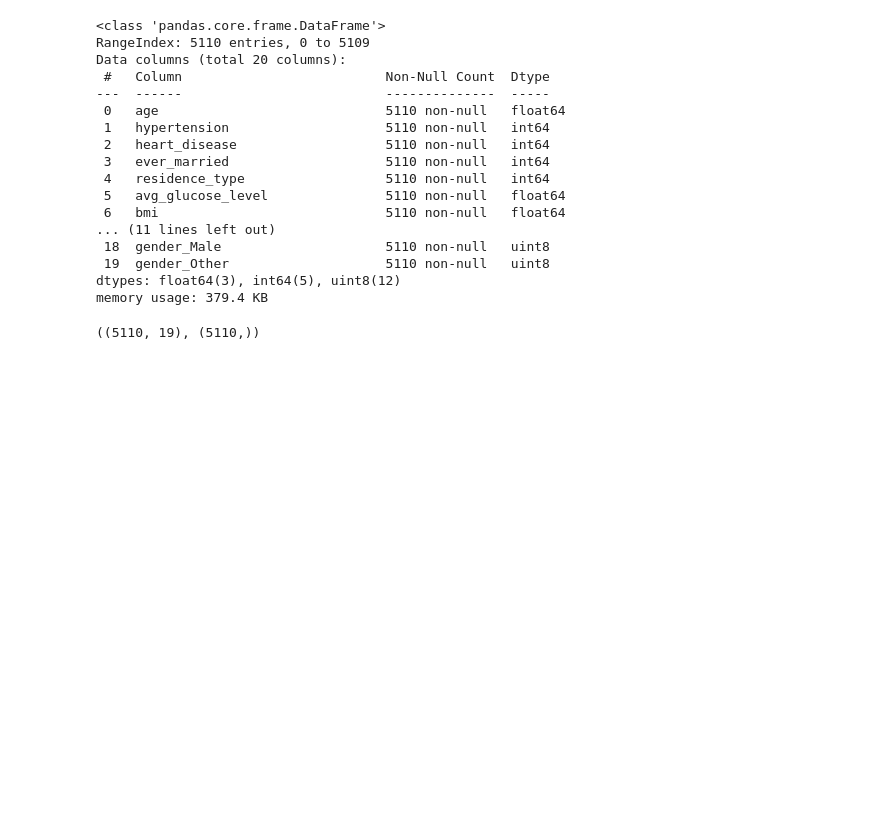
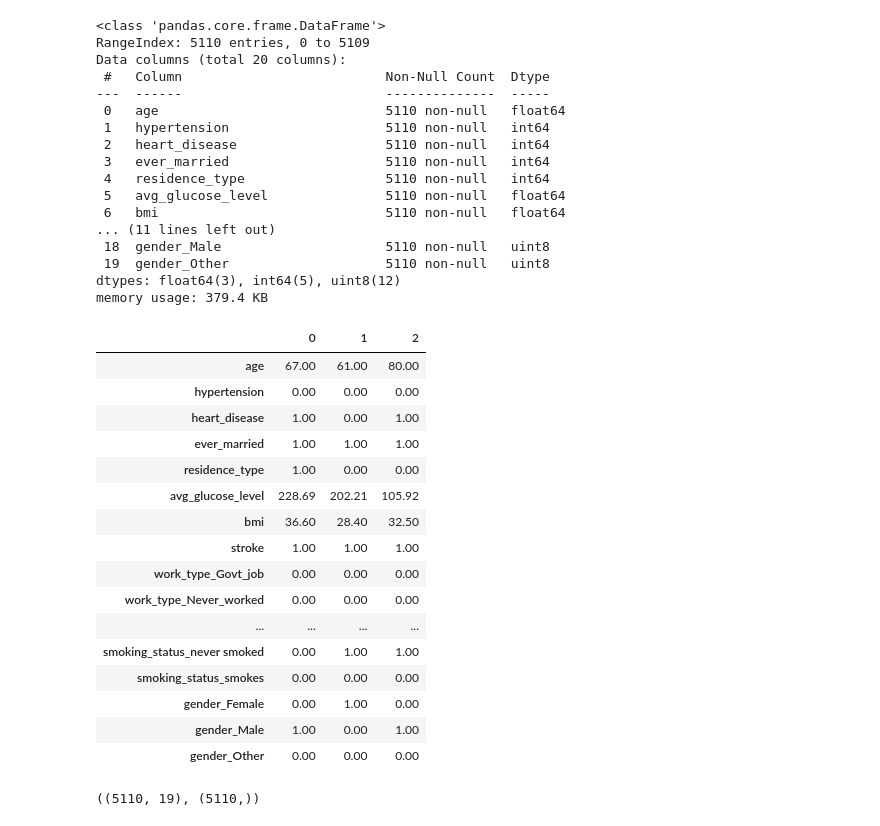
Before and after one commit to ashwinibhatt85/Udacity_Data_Science_Course, a Jupyter notebook: stroke_prediction_ds_capstone_proj/Stroke_Prediction.ipynb, the cells around one changed output. Saved outputs shown, nothing was run; the diff lists cells and outputs as text; code cells hidden in the pictures; blank space fills up the shorter version.

```diff
--- a/stroke_prediction_ds_capstone_proj/Stroke_Prediction.ipynb
+++ b/stroke_prediction_ds_capstone_proj/Stroke_Prediction.ipynb
@@ -435,6 +435,27 @@ Data columns (total 20 columns):
  19  gender_Other                    5110 non-null   uint8
 dtypes: float64(3), int64(5), uint8(12)
 memory usage: 379.4 KB
+# %%
+#Lets see the actual values in our new DF
+df_upd.head(3).T
+# %% [output]
+|  | 0 | 1 | 2 |
+| age | 67.00 | 61.00 | 80.00 |
+| hypertension | 0.00 | 0.00 | 0.00 |
+| heart_disease | 1.00 | 0.00 | 1.00 |
+| ever_married | 1.00 | 1.00 | 1.00 |
+| residence_type | 1.00 | 0.00 | 0.00 |
+| avg_glucose_level | 228.69 | 202.21 | 105.92 |
+| bmi | 36.60 | 28.40 | 32.50 |
+| stroke | 1.00 | 1.00 | 1.00 |
+| work_type_Govt_job | 0.00 | 0.00 | 0.00 |
+| work_type_Never_worked | 0.00 | 0.00 | 0.00 |
+| ... | ... | ... | ... |
+| smoking_status_never smoked | 0.00 | 1.00 | 1.00 |
+| smoking_status_smokes | 0.00 | 0.00 | 0.00 |
+| gender_Female | 0.00 | 1.00 | 0.00 |
+| gender_Male | 1.00 | 0.00 | 1.00 |
+| gender_Other | 0.00 | 0.00 | 0.00 |
 # %%
 # Now lets extract the Features and our Prediction Target from our DF, and convert them into a numpy array
 stroke_features = ['age', 'hypertension', 'heart_disease', 'ever_married',
```
Also changed, not shown: parts of 2 cells of this notebook.
